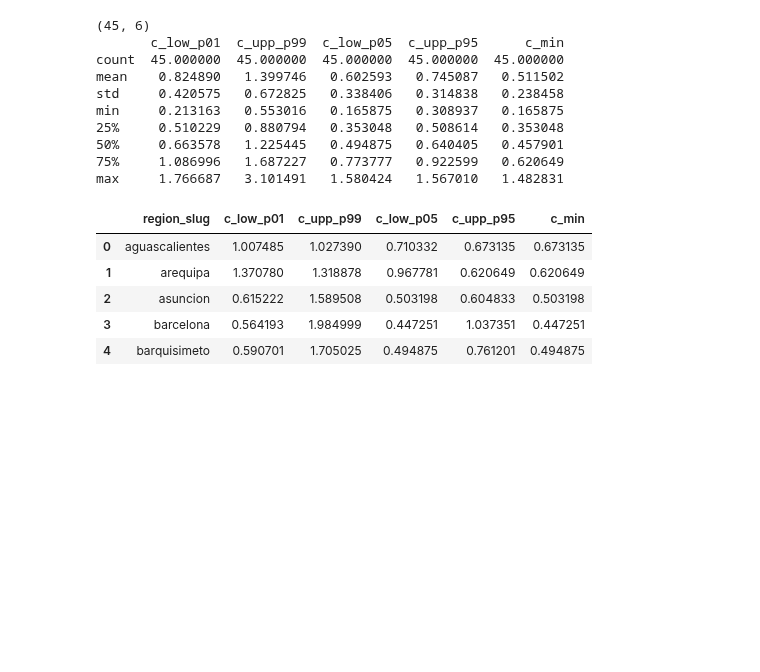
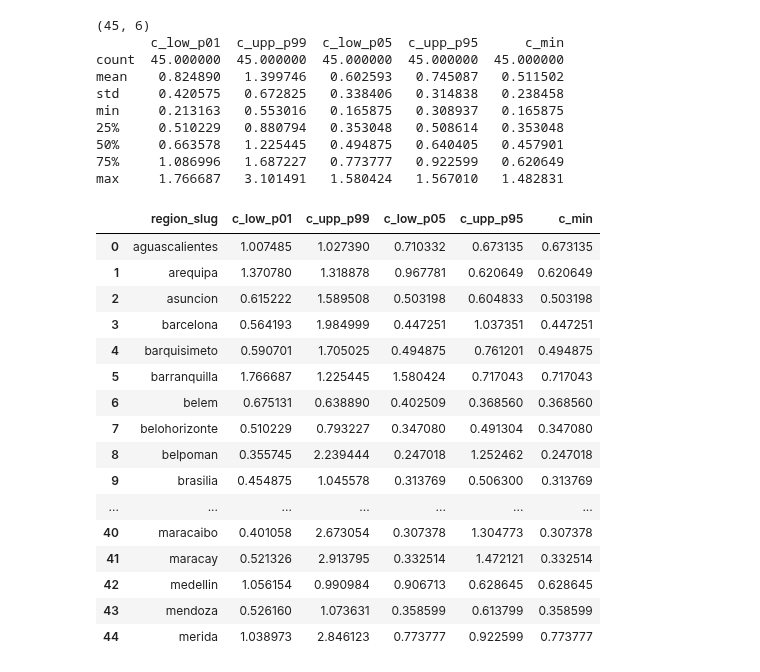
Before and after one commit to EL-BID/IDB-IDB-Invest-Coronavirus-Impact-Dashboard, a Jupyter notebook: etl/preprocessing_cs_values.ipynb, the cells around one changed output. Saved outputs shown, nothing was run; the diff lists cells and outputs as text; code cells hidden in the pictures; blank space fills up the shorter version.

```diff
--- a/etl/preprocessing_cs_values.ipynb
+++ b/etl/preprocessing_cs_values.ipynb
@@ -77,11 +77,22 @@ max     1.766687   3.101491   1.580424   1.567010   1.482831
 # %%
 df = pd.read_csv('~/shared/spd-sdv-omitnik-waze/corona/cleaning/data/staging/cities_c_iqr.csv')
 # %%
-df.head()
+df
 # %% [output]
 |  | region_slug | c_low_p01 | c_upp_p99 | c_low_p05 | c_upp_p95 | c_min |
 | 0 | aguascalientes | 1.007485 | 1.027390 | 0.710332 | 0.673135 | 0.673135 |
 | 1 | arequipa | 1.370780 | 1.318878 | 0.967781 | 0.620649 | 0.620649 |
 | 2 | asuncion | 0.615222 | 1.589508 | 0.503198 | 0.604833 | 0.503198 |
 | 3 | barcelona | 0.564193 | 1.984999 | 0.447251 | 1.037351 | 0.447251 |
 | 4 | barquisimeto | 0.590701 | 1.705025 | 0.494875 | 0.761201 | 0.494875 |
+| 5 | barranquilla | 1.766687 | 1.225445 | 1.580424 | 0.717043 | 0.717043 |
+| 6 | belem | 0.675131 | 0.638890 | 0.402509 | 0.368560 | 0.368560 |
+| 7 | belohorizonte | 0.510229 | 0.793227 | 0.347080 | 0.491304 | 0.347080 |
+| 8 | belpoman | 0.355745 | 2.239444 | 0.247018 | 1.252462 | 0.247018 |
+| 9 | brasilia | 0.454875 | 1.045578 | 0.313769 | 0.506300 | 0.313769 |
+| ... | ... | ... | ... | ... | ... | ... |
+| 40 | maracaibo | 0.401058 | 2.673054 | 0.307378 | 1.304773 | 0.307378 |
+| 41 | maracay | 0.521326 | 2.913795 | 0.332514 | 1.472121 | 0.332514 |
+| 42 | medellin | 1.056154 | 0.990984 | 0.906713 | 0.628645 | 0.628645 |
+| 43 | mendoza | 0.526160 | 1.073631 | 0.358599 | 0.613799 | 0.358599 |
+| 44 | merida | 1.038973 | 2.846123 | 0.773777 | 0.922599 | 0.773777 |
```
Also changed, not shown: 1 other file.
